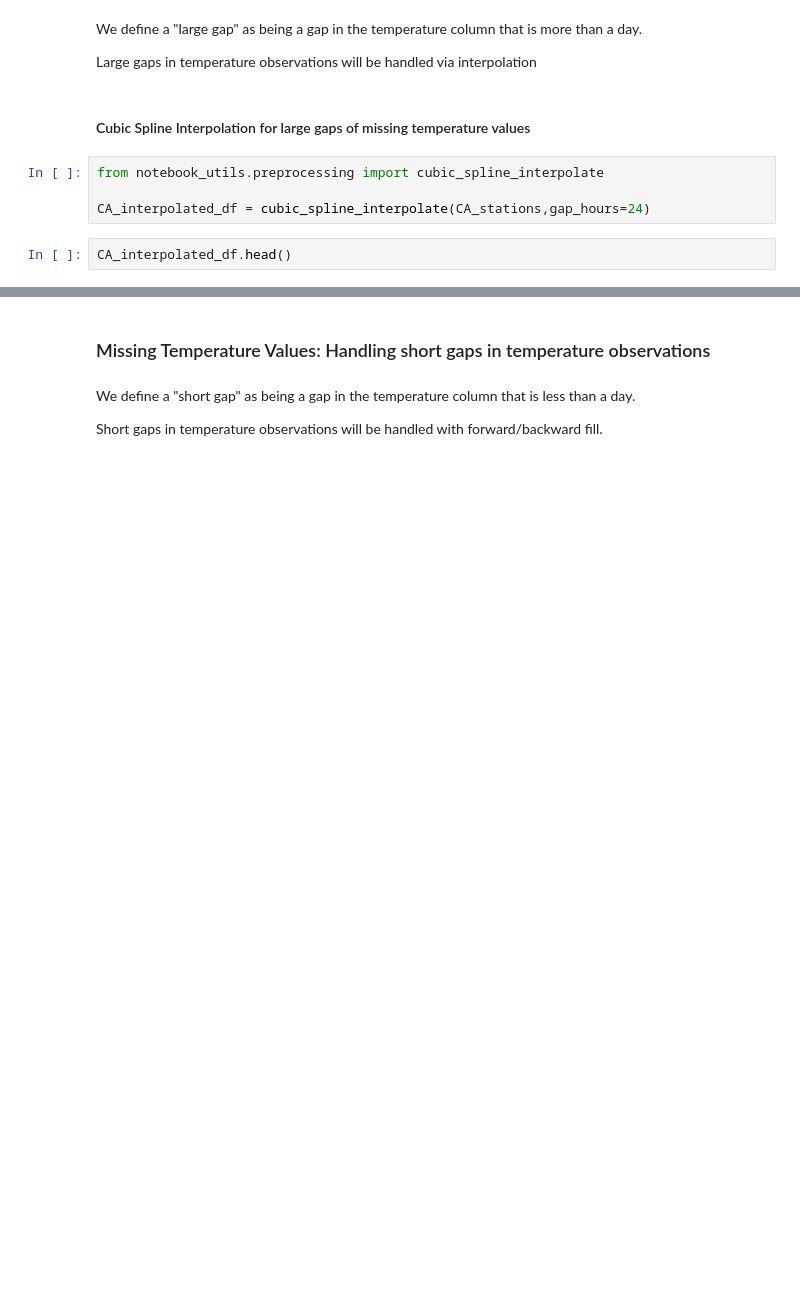
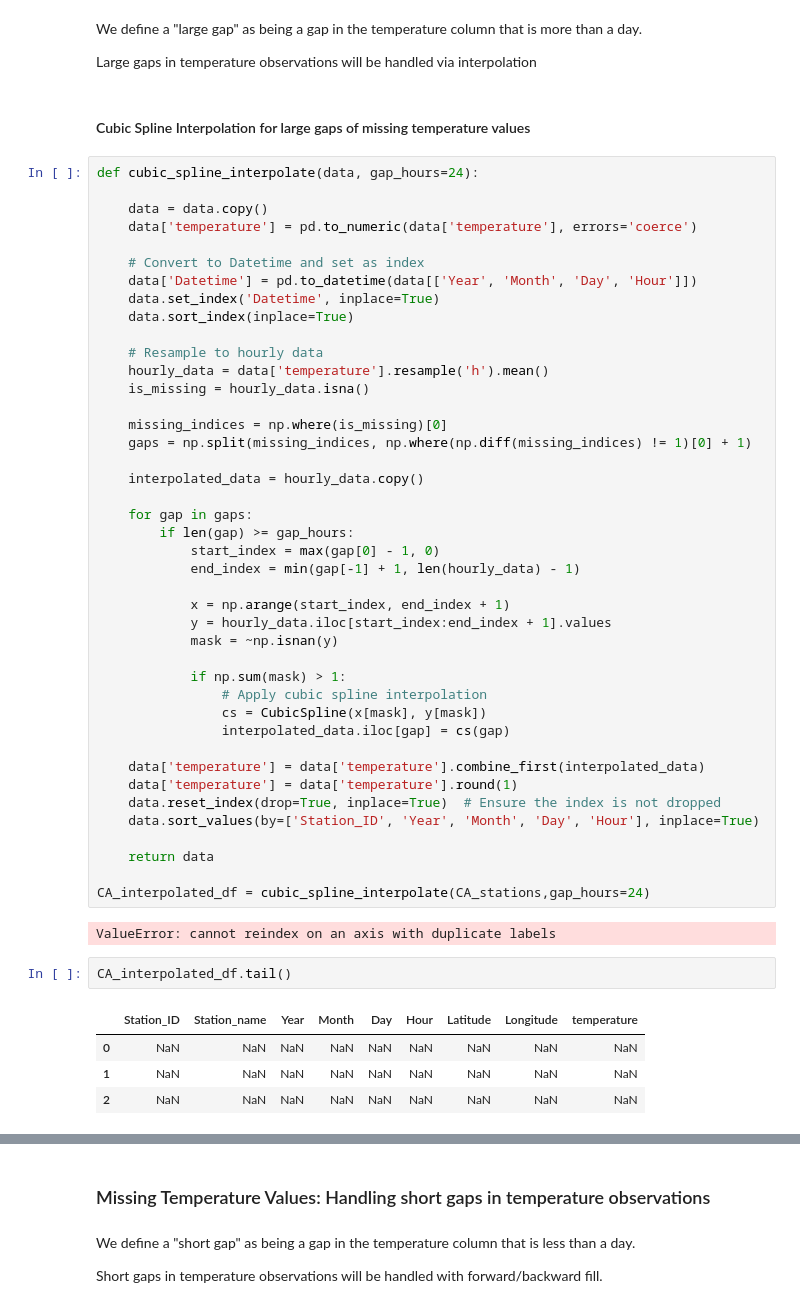
Before and after one commit to lizbethkr/PHIT-Project-1, a Jupyter notebook: notebooks/data_preprocessing.ipynb, the cells around one changed output, grey strips where cells are left out. Drawn from its saved outputs; the diff is of its cells as text; blank space fills up the shorter version.

```diff
--- a/notebooks/data_preprocessing.ipynb
+++ b/notebooks/data_preprocessing.ipynb
@@ -132,12 +264,57 @@ We define a "large gap" as being a gap in the temperature column that is more th
 Large gaps in temperature observations will be handled via interpolation
 # %% [markdown]
 #### Cubic Spline Interpolation for large gaps of missing temperature values
-# %%
-from notebook_utils.preprocessing import cubic_spline_interpolate
-
-CA_interpolated_df = cubic_spline_interpolate(CA_stations,gap_hours=24)
+# %%
+def cubic_spline_interpolate(data, gap_hours=24):
+
+    data = data.copy()
+    data['temperature'] = pd.to_numeric(data['temperature'], errors='coerce')
+
+    # Convert to Datetime and set as index
+    data['Datetime'] = pd.to_datetime(data[['Year', 'Month', 'Day', 'Hour']])
+    data.set_index('Datetime', inplace=True)
+    data.sort_index(inplace=True)
+
+    # Resample to hourly data
+    hourly_data = data['temperature'].resample('h').mean()
+    is_missing = hourly_data.isna()
+
+    missing_indices = np.where(is_missing)[0]
+    gaps = np.split(missing_indices, np.where(np.diff(missing_indices) != 1)[0] + 1)
+
+    interpolated_data = hourly_data.copy()
+
+    for gap in gaps:
+        if len(gap) >= gap_hours:
+            start_index = max(gap[0] - 1, 0)
+            end_index = min(gap[-1] + 1, len(hourly_data) - 1)
+
+            x = np.arange(start_index, end_index + 1)
+            y = hourly_data.iloc[start_index:end_index + 1].values
+            mask = ~np.isnan(y)
+
+            if np.sum(mask) > 1:
+                # Apply cubic spline interpolation
+                cs = CubicSpline(x[mask], y[mask])
+                interpolated_data.iloc[gap] = cs(gap)
+
+    data['temperature'] = data['temperature'].combine_first(interpolated_data)
+    data['temperature'] = data['temperature'].round(1)
+    data.reset_index(drop=True, inplace=True)  # Ensure the index is not dropped
+    data.sort_values(by=['Station_ID', 'Year', 'Month', 'Day', 'Hour'], inplace=True)
+
+    return data
+
+CA_interpolated_df = cubic_spline_interpolate(CA_stations,gap_hours=24)
+# %% [output]
+ValueError: cannot reindex on an axis with duplicate labels
 # %%
-CA_interpolated_df.head()
+CA_interpolated_df.tail()
+# %% [output]
+|  | Station_ID | Station_name | Year | Month | Day | Hour | Latitude | Longitude | temperature |
+| 0 | NaN | NaN | NaN | NaN | NaN | NaN | NaN | NaN | NaN |
+| 1 | NaN | NaN | NaN | NaN | NaN | NaN | NaN | NaN | NaN |
+| 2 | NaN | NaN | NaN | NaN | NaN | NaN | NaN | NaN | NaN |
 # %%
 null_count = CA_interpolated_df.isna().sum()
 null_percent = (null_count/CA_interpolated_df.shape[0]) * 100
```
Also changed, not shown: parts of 17 cells of this notebook, 3 other files.
